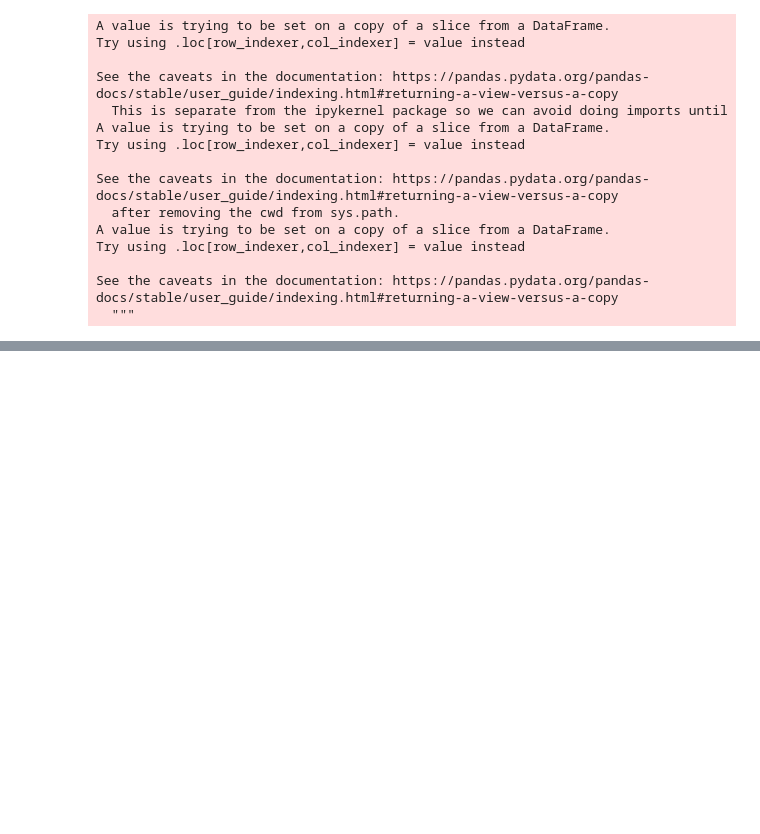
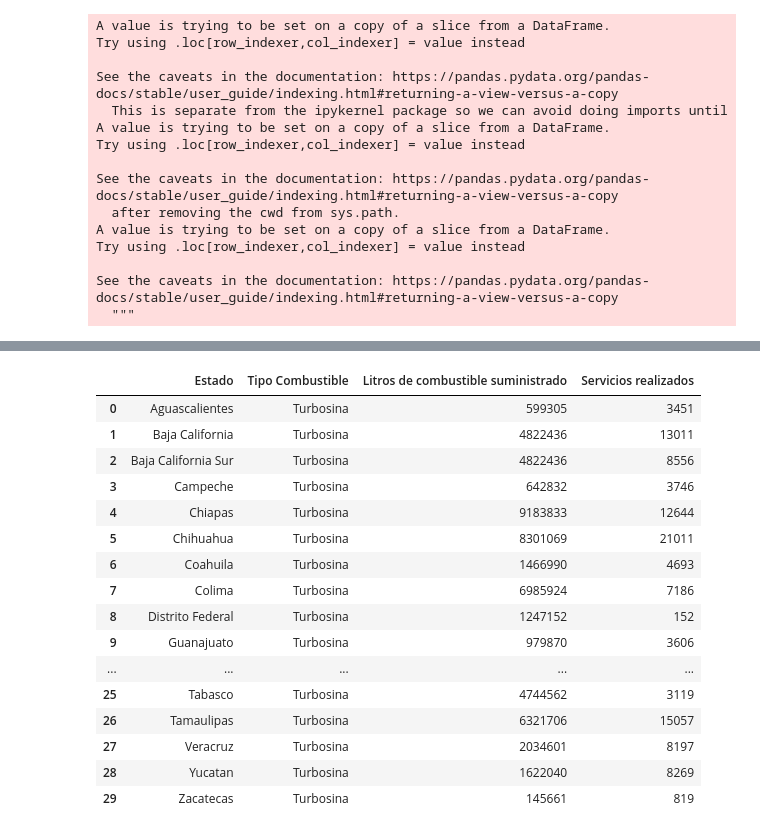
Before and after one commit to KarlaBalog/Proyecto_ASE, a Jupyter notebook: ASE.ipynb, the cells around one changed output, grey strips where cells are left out. Cells and saved outputs as stored; diff of their text form; code cells hidden in the pictures; blank space fills up the shorter version.

```diff
--- a/ASE.ipynb
+++ b/ASE.ipynb
@@ -2392,0 +2479,8 @@ Gasavion_Total
+# %%
+#Aquí se tratara de hacer una tabla en donde se concentren los litros de combustible suministrado por estado, sumando todos los años.
+#Primero para Turbosina
+Turbosina_Resumen=Turbosina_Total[Turbosina_Total.index <1]#Aquí agarro un nuevo DataFrame al cual solo le dejo una fila y le ire agregando una por estado
+Turbosina_Resumen=Turbosina_Resumen.drop(['Aniomes'], axis=1) #Se eliminan las columnas que no me sirven para nada
+#Despues para Gasavion
+Gasavion_Resumen=Gasavion_Total[Gasavion_Total.index <1]#Aquí agarro un nuevo DataFrame al cual solo le dejo una fila y le ire agregando una por estado
+Gasavion_Resumen=Gasavion_Resumen.drop(['Aniomes'], axis=1) #Se eliminan las columnas que no me sirven para nada
@@ -2392,0 +2609,20 @@ Gasavion_Total
+# %%
+Turbosina_Resumen
+# %% [output]
+|  | Estado | Tipo Combustible | Litros de combustible suministrado | Servicios realizados |
+| 0 | Aguascalientes | Turbosina | 599305 | 3451 |
+| 1 | Baja California | Turbosina | 4822436 | 13011 |
+| 2 | Baja California Sur | Turbosina | 4822436 | 8556 |
+| 3 | Campeche | Turbosina | 642832 | 3746 |
+| 4 | Chiapas | Turbosina | 9183833 | 12644 |
+| 5 | Chihuahua | Turbosina | 8301069 | 21011 |
+| 6 | Coahuila | Turbosina | 1466990 | 4693 |
+| 7 | Colima | Turbosina | 6985924 | 7186 |
+| 8 | Distrito Federal | Turbosina | 1247152 | 152 |
+| 9 | Guanajuato | Turbosina | 979870 | 3606 |
+| ... | ... | ... | ... | ... |
+| 25 | Tabasco | Turbosina | 4744562 | 3119 |
+| 26 | Tamaulipas | Turbosina | 6321706 | 15057 |
+| 27 | Veracruz | Turbosina | 2034601 | 8197 |
+| 28 | Yucatan | Turbosina | 1622040 | 8269 |
+| 29 | Zacatecas | Turbosina | 145661 | 819 |
```
Also changed, not shown: parts of 7 cells of this notebook.
